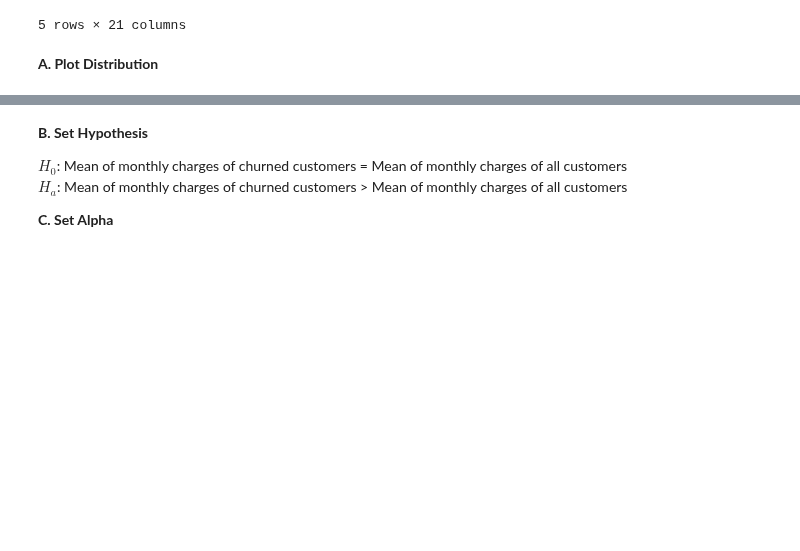
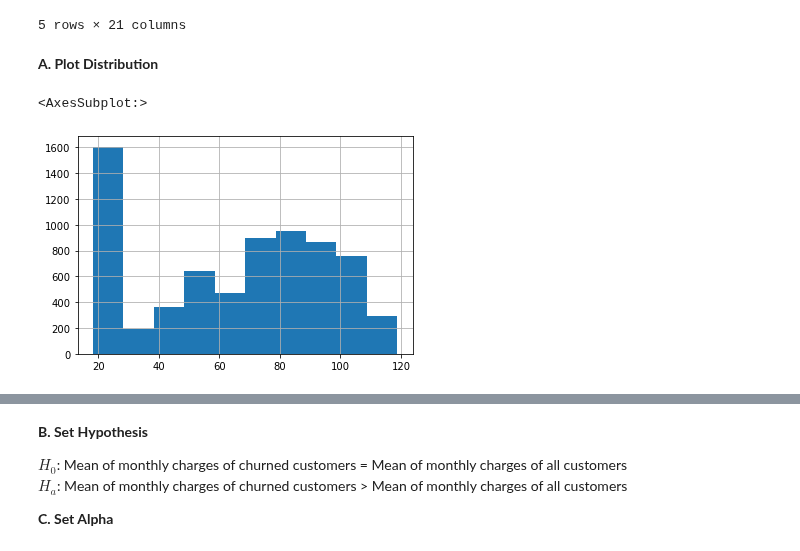
Before and after one commit to CodeupClassroom/florence-statistics-exercises, a Jupyter notebook: comparing_means-lesson.ipynb, the cells around one changed output, grey strips where cells are left out. Drawn from its saved outputs; the diff is of its cells as text; code cells hidden in the pictures; blank space fills up the shorter version.

```diff
--- a/comparing_means-lesson.ipynb
+++ b/comparing_means-lesson.ipynb
@@ -91,5 +91,10 @@ df.head()
 **A. Plot Distribution**
 # %%
 # plot distribution of monthly charges
+
+df.MonthlyCharges.hist()
+# %% [output]
+<AxesSubplot:>
+[figure, added]
 # %%
 # plot distribution of montly charges for customer who churn
```
Also changed, not shown: parts of 32 cells of this notebook.
